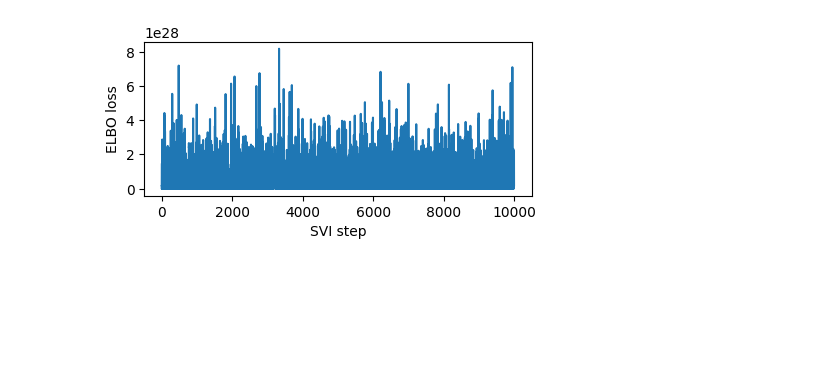
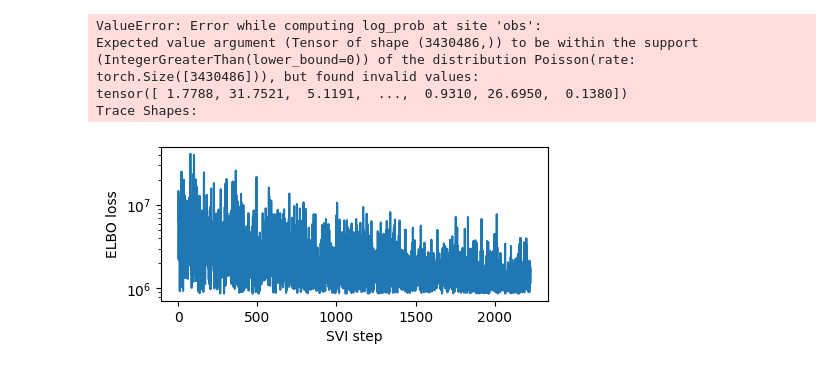
Before and after one commit to zijianqin/cos513_code, a Jupyter notebook: src/svi_pktinterval.ipynb, the cells around one changed output. Cells and saved outputs as stored; diff of their text form; code cells hidden in the pictures; blank space fills up the shorter version.

Commit message:
try multiple gamma

```diff
--- a/src/svi_pktinterval.ipynb
+++ b/src/svi_pktinterval.ipynb
@@ -63,19 +66,26 @@ pkt_interval, time, pkt_size = train[:, 0], train[:, 1], train[:, 2]
 import pyro.distributions as dist
 import pyro.distributions.constraints as constraints
 
-def model(time, pkt_size, pkt_interval=None):
-    a = pyro.sample("a", dist.Normal(0., 10.))
-    b_a = pyro.sample("bA", dist.Normal(0., 10.))
-    b_r = pyro.sample("bR", dist.Normal(0., 10.))
-    b_ar = pyro.sample("bAR", dist.Normal(0., 10.))
-    sigma = pyro.sample("sigma", dist.Uniform(0., 10.))
+# def categorical_possion()
 
-    mean = a + b_a * time + b_r * pkt_size + b_ar * pkt_size * time
+def model(pkt_size, pkt_interval=None):
+    K = 10
+    alpha_array = [[] for i in range(K)]
+    theta_array = [[] for i in range(K)]
+
+    for i in range(K):
+        alpha_array[i] = pyro.sample("alpha_{}".format(i), dist.Gamma(1., 1.))
+        theta_array[i] = pyro.sample("theta_{}".format(i), dist.Gamma(1., 1.))
+
+    probs = torch.ones([10]) / 10
+    y = pyro.sample("y", dist.Dirichlet(concentration=probs))
+    y = int(torch.max(y))
+    new_alpha = alpha_array[y] * pkt_size + theta_array[y]
 
     with pyro.plate("data", len(time)):
-        return pyro.sample("obs", dist.Normal(mean, sigma), obs=pkt_interval)
+        return pyro.sample("obs", dist.Poisson(new_alpha), obs=pkt_interval)
 
-pyro.render_model(model, model_args=(time, pkt_size, pkt_interval), render_distributions=True)
+pyro.render_model(model, model_args=(pkt_size, pkt_interval), render_distributions=True)
 # %% [output]
 [drawing not drawn]
 # %%
@@ -107,24 +155,34 @@ smoke_test = ('CI' in os.environ)
 pyro.clear_param_store()
 
 # These should be reset each training loop.
-auto_guide = pyro.infer.autoguide.AutoNormal(model)
-adam = pyro.optim.Adam({"lr": 0.02})  # Consider decreasing learning rate.
+adam = pyro.optim.Adam({"lr": 0.01})  # Consider decreasing learning rate.
 elbo = pyro.infer.Trace_ELBO()
-svi = pyro.infer.SVI(model, auto_guide, adam, elbo)
+svi = pyro.infer.SVI(model, custom_guide, adam, elbo)
 
 losses = []
 for step in range(10000 if not smoke_test else 2):  # Consider running for more steps.
-    loss = svi.step(time, pkt_size, pkt_interval)
+    loss = svi.step(pkt_size, pkt_interval)
     losses.append(loss)
     if step % 100 == 0:
-        logging.info("Elbo loss: {}".format(loss))
+        print("Step: {}, Elbo loss: {}".format(step, loss))
 
 plt.figure(figsize=(5, 2))
 plt.plot(losses)
 plt.xlabel("SVI step")
-plt.ylabel("ELBO loss");
+plt.ylabel("ELBO loss")
 # %% [output]
-[figure, removed]
+ValueError: Error while computing log_prob at site 'obs':
+Expected value argument (Tensor of shape (3430486,)) to be within the support (IntegerGreaterThan(lower_bound=0)) of the distribution Poisson(rate: torch.Size([3430486])), but found invalid values:
+tensor([ 1.7788, 31.7521,  5.1191,  ...,  0.9310, 26.6950,  0.1380])
+Trace Shapes:
+# %%
+plt.figure(figsize=(5, 2))
+plt.plot(losses)
+plt.yscale("log")
+plt.xlabel("SVI step")
+plt.ylabel("ELBO loss");
+# %% [output]
+[figure, added]
 # %%
 with pyro.plate("samples", 800, dim=-1):
     samples = custom_guide(time, pkt_size)
```
Also changed, not shown: parts of 7 cells of this notebook, 2 other files.
